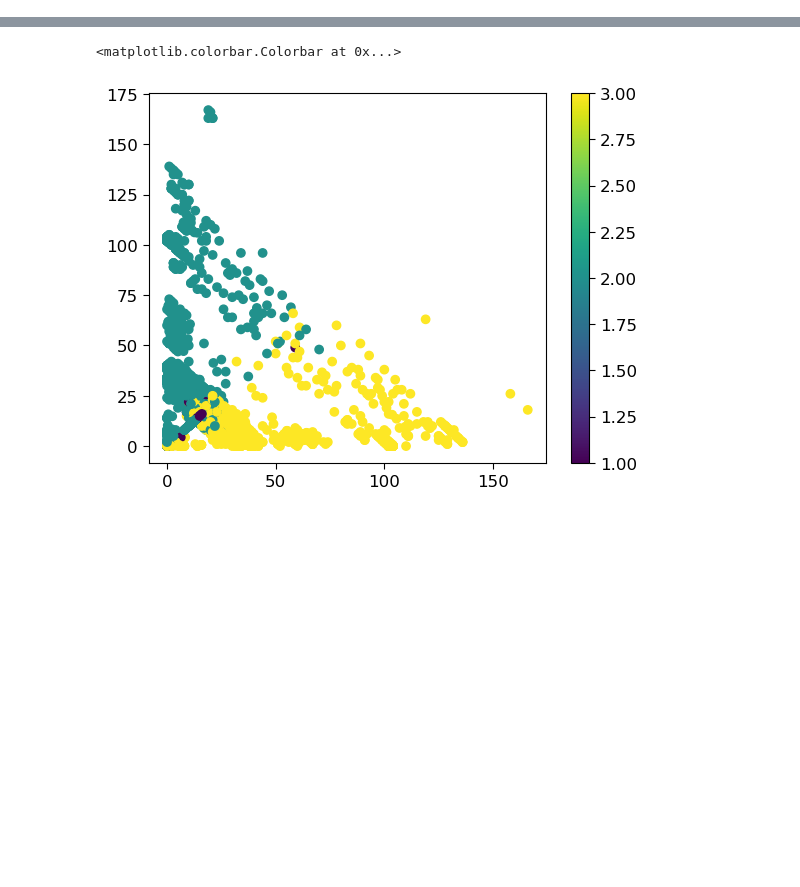
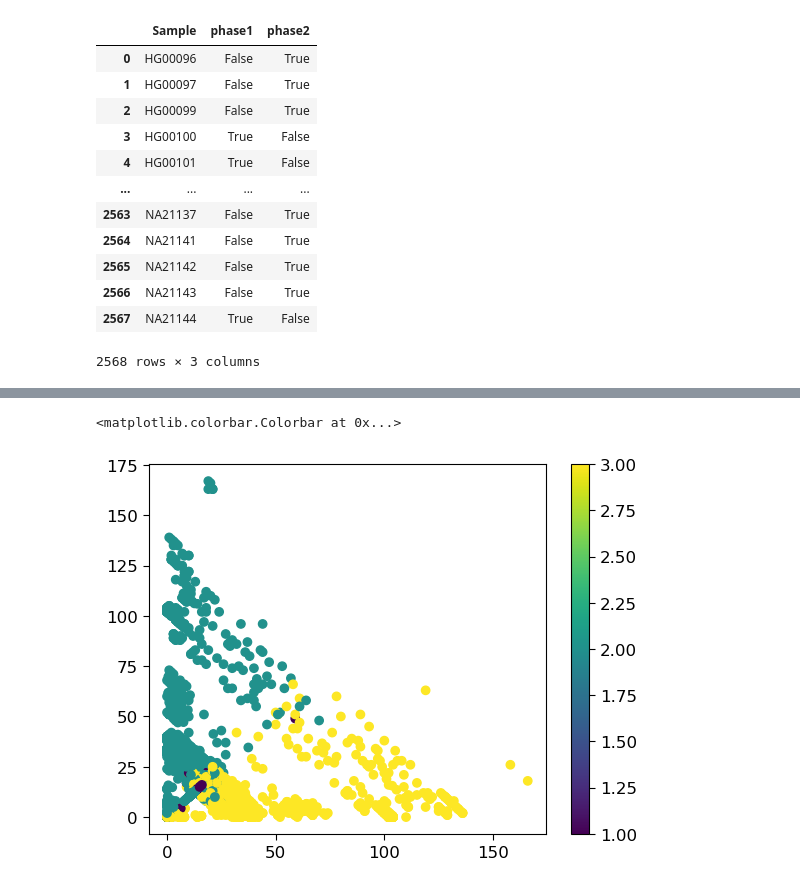
Before and after one commit to Suuuuuuuus/QUILT_sus, a Jupyter notebook: QUILT/Python/phasing_new.ipynb, the cells around one changed output, grey strips where cells are left out. Cells and saved outputs as stored; diff of their text form; code cells hidden in the pictures; blank space fills up the shorter version.

```diff
--- a/QUILT/Python/phasing_new.ipynb
+++ b/QUILT/Python/phasing_new.ipynb
@@ -616,3 +593,20 @@ phased2b = (
 update = ~phased1 & ~phased2
 phased1[update] = phased1b[update]
 phased2[update] = phased2b[update]
+# %%
+phase_df2 = pd.DataFrame({'Sample': hlatypes['Sample ID'].values, 'phase1': phased1, 'phase2': phased2})
+phase_df2
+# %% [output]
+|  | Sample | phase1 | phase2 |
+| 0 | HG00096 | False | True |
+| 1 | HG00097 | False | True |
+| 2 | HG00099 | False | True |
+| 3 | HG00100 | True | False |
+| 4 | HG00101 | True | False |
+| ... | ... | ... | ... |
+| 2563 | NA21137 | False | True |
+| 2564 | NA21141 | False | True |
+| 2565 | NA21142 | False | True |
+| 2566 | NA21143 | False | True |
+| 2567 | NA21144 | True | False |
+2568 rows × 3 columns
```
Also changed, not shown: parts of 11 cells of this notebook.
